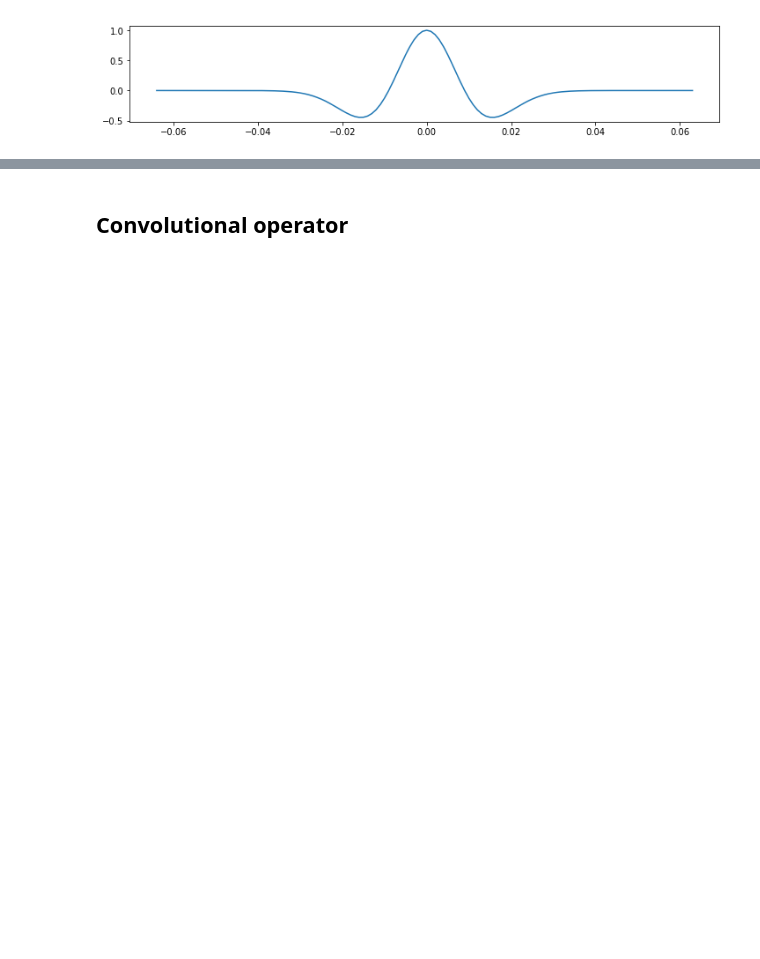
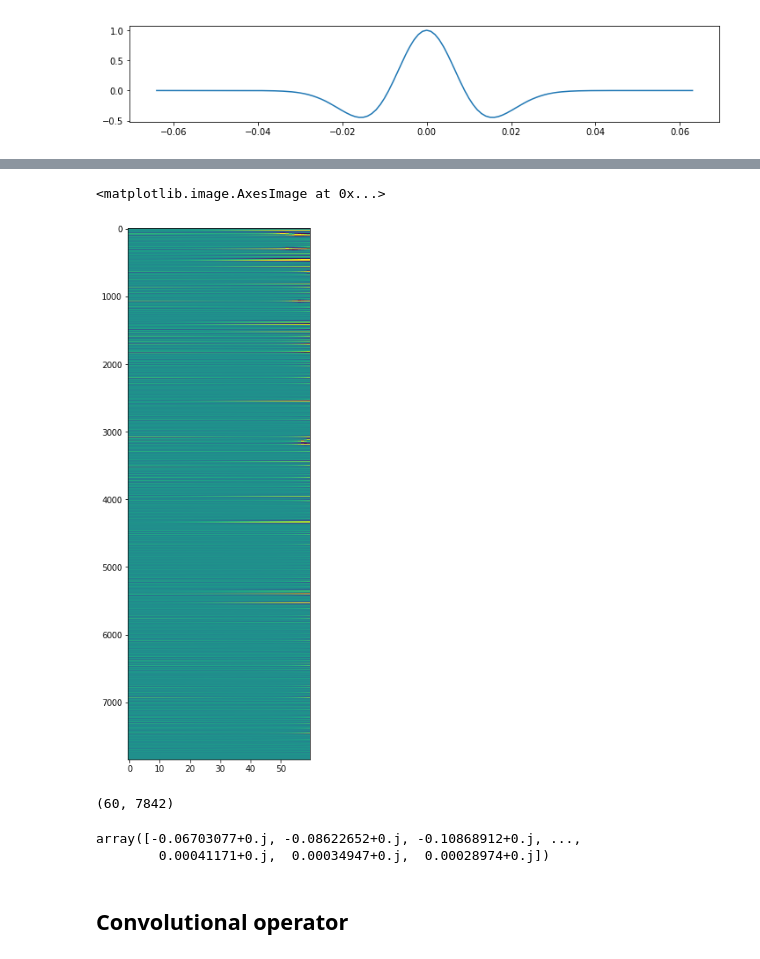
Before and after one commit to agilescientific/in-bruges, a Jupyter notebook: notebooks/n-dimensional_convolution.ipynb, the cells around one changed output, grey strips where cells are left out. Cells and saved outputs as stored; diff of their text form; code cells hidden in the pictures; blank space fills up the shorter version.

```diff
--- a/notebooks/n-dimensional_convolution.ipynb
+++ b/notebooks/n-dimensional_convolution.ipynb
@@ -25,3 +63,18 @@ plt.show()
+# %%
+plt.figure(figsize=(4, 12))
+plt.imshow(syn.real.T, aspect='auto', vmin=-0.5, vmax=0.5)
+# %% [output]
+<matplotlib.image.AxesImage at 0x...>
+[figure, added]
+# %%
+syn_ref.shape
+# %% [output]
+(60, 7842)
+# %%
+syn_ref[-1]
+# %% [output]
+array([-0.06703077+0.j, -0.08622652+0.j, -0.10868912+0.j, ...,
+        0.00041171+0.j,  0.00034947+0.j,  0.00028974+0.j])
 # %% [markdown]
 ## Convolutional operator
 # %%
```
Also changed, not shown: parts of 114 cells of this notebook, 3 other files.
